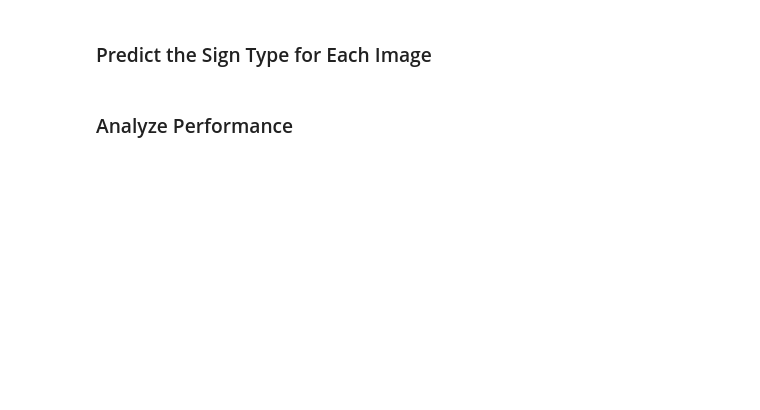
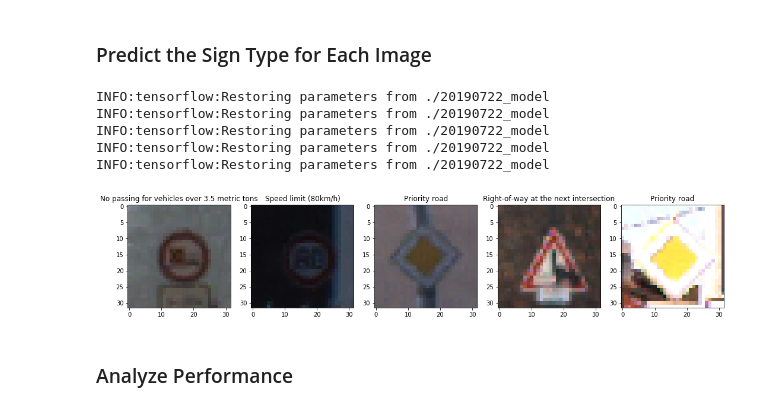
Before and after one commit to dengjianbo3/Self_driving_projects, a Jupyter notebook: P3-Traffic-Sign-Classifier/Traffic_Sign_Classifier.ipynb, the cells around one changed output. Cells and saved outputs as stored; diff of their text form; code cells hidden in the pictures; blank space fills up the shorter version.

```diff
--- a/P3-Traffic-Sign-Classifier/Traffic_Sign_Classifier.ipynb
+++ b/P3-Traffic-Sign-Classifier/Traffic_Sign_Classifier.ipynb
@@ -467,3 +489,25 @@ Test accuracy = 0.935
+# %%
+#plot some images and their predicted signs
+seed = 100
+plt.figure(figsize=(18,15))
+for i in range(5):
+    with tf.Session() as sess:
+        img = final_test_x[seed*i]
+        saver.restore(sess, tf.train.latest_checkpoint('.'))
+        softmax_logit = tf.nn.softmax(logit)
+        pred = sess.run(tf.argmax(softmax_logit, 1), feed_dict={x:img.reshape(-1,32,32,3)})
+        pred_name = signname['SignName'][pred[0]]
+        plt.subplot(1,5,i+1)
+        plt.title(pred_name)
+        plt.imshow(img)
+plt.show()
+# %% [output]
+INFO:tensorflow:Restoring parameters from ./20190722_model
+INFO:tensorflow:Restoring parameters from ./20190722_model
+INFO:tensorflow:Restoring parameters from ./20190722_model
+INFO:tensorflow:Restoring parameters from ./20190722_model
+INFO:tensorflow:Restoring parameters from ./20190722_model
+[figure, added]
 # %% [markdown]
 ### Analyze Performance
 # %%
```
Also changed, not shown: parts of 15 cells of this notebook, 4 other files.
